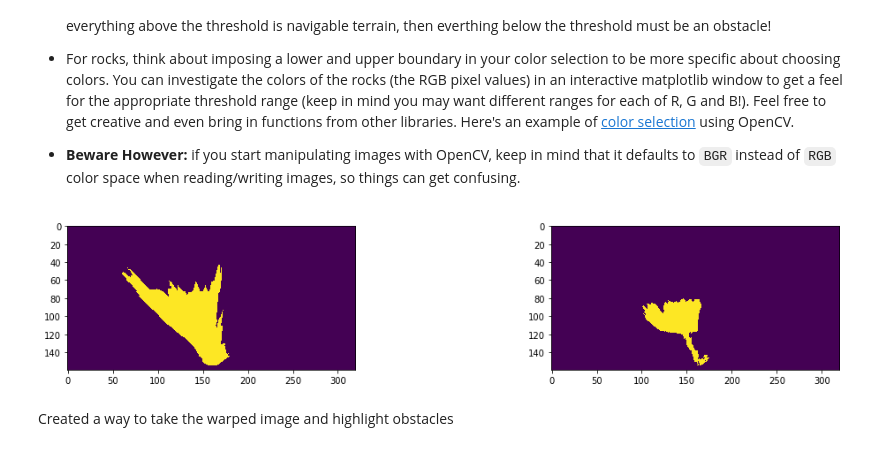
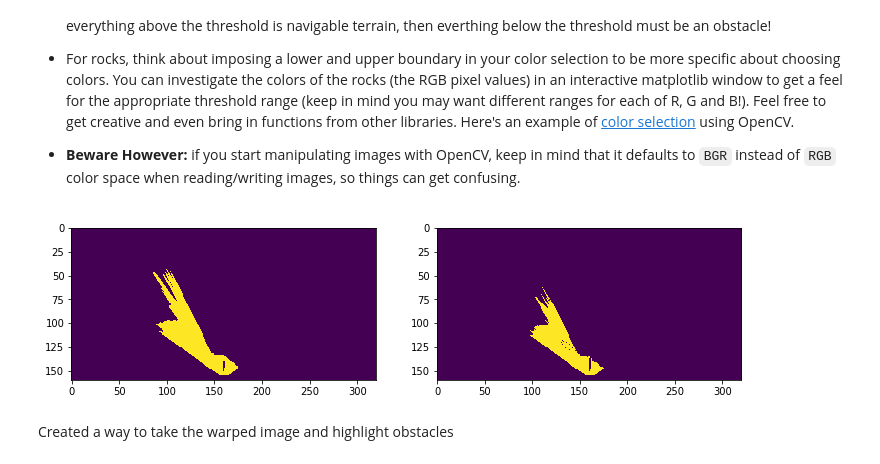
Before and after one commit to iFoxbox/RoboND-Rover-Project, a Jupyter notebook: code/Rover_Project_Test_Notebook.ipynb, the cells around one changed output. Drawn from its saved outputs; the diff is of its cells as text; code cells hidden in the pictures.

```diff
--- a/code/Rover_Project_Test_Notebook.ipynb
+++ b/code/Rover_Project_Test_Notebook.ipynb
@@ -124,35 +124,35 @@ Define the color thresholding function from the lesson and apply it to the warpe
 # Threshold of RGB > 160 does a nice job of identifying ground pixels only
 def color_thresh(img, rgb_thresh=(120, 120,120 )):
     # Create an array of zeros same xy size as img, but single channel
     color_select = np.zeros_like(img[:,:,0])
     # Require that each pixel be above all three threshold values in RGB
     # above_thresh will now contain a boolean array with "True"
     # where threshold was met
     above_thresh = (img[:,:,0] > rgb_thresh[0]) \
                 & (img[:,:,1] > rgb_thresh[1]) \
                 & (img[:,:,2] > rgb_thresh[2])
     # Index the array of zeros with the boolean array and set to 1
     color_select[above_thresh] = 1
     # Return the binary image
     return color_select
 
 #comparing different Thresholds
-fig2 = plt.figure(figsize=(18,3))
+fig2 = plt.figure(figsize=(12,3))
 plt.subplot(121)
 test = (100,100,100)
 a =color_thresh(warped,test)
 plt.imshow(a)
 plt.subplot(122)
 test = (160,160,160)
 b =color_thresh(warped,test)
 plt.imshow(color_thresh(warped,test))
 c =a-b
 
 #threshed = color_thresh(warped)
 #plt.imshow(threshed, cmap='gray')
 #scipy.misc.imsave('../output/warped_threshed.jpg', threshed*255)
 # %% [output]
-[figure, old version]
+[figure, new version]
 # %% [markdown]
 Created a way to take the warped image and highlight obstacles
 # %%
```
Also changed, not shown: parts of 1 cell of this notebook, 2 other files.
